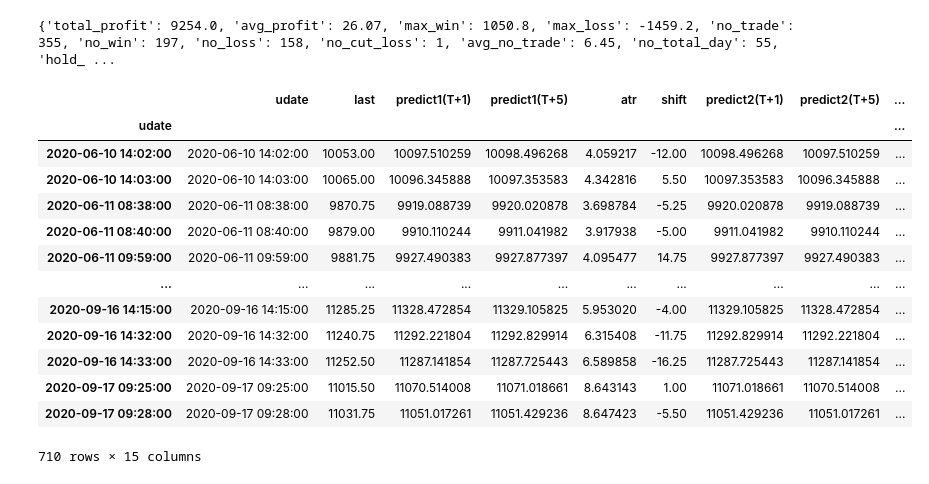
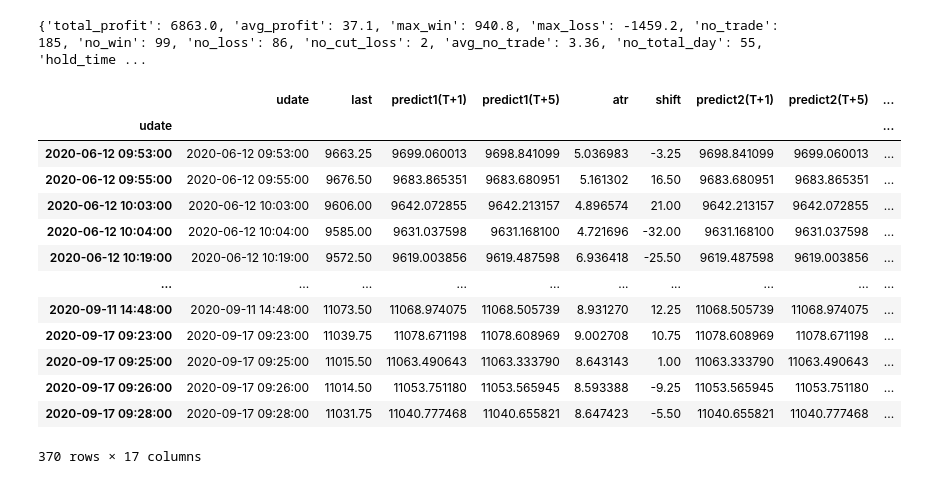
Before and after one commit to webclinic017/dbpower-machine-learning-project, a Jupyter notebook: algo.ipynb, the cells around one changed output. Cells and saved outputs as stored; diff of their text form; code cells hidden in the pictures.

```diff
--- a/algo.ipynb
+++ b/algo.ipynb
@@ -19,16 +19,17 @@ minutes = int(request.form.get('minutes')) # 预测x分钟后
 """
 
 # 1.0 传叁
-file = 't5-0608-0922-e10-u512-w50'
+file1 = '20201210-174551' # 20201210-164417 | 20201210-171248 | 20201210-174551 | 20201210-174551
+file2 = 't5-0608-0922-e12-u512-w50-lr0.0005'
 direction = 'long' # 方向
-vol = 0.45 # 买卖波幅
+vol = 0.35 # 买卖波幅
 vol2 = 0.0 # 止蚀波幅
 cutloss = 1.50 # 止蚀
 is_adjust = False # 调整
 minutes = 5 # 预测x分钟后
 
 # 1.1 数据集
-path1 = os.path.abspath(os.path.join('data', 'nq', 'prediction', file+'.csv'))
+path1 = os.path.abspath(os.path.join('data', 'nq', 'prediction', file1, file2+'.csv'))
 df1 = pd.read_csv(path1)
 df1.udate = pd.to_datetime(df1.udate)
 df1.index = pd.to_datetime(df1.udate)
@@ -73,6 +74,9 @@ else:
 df2['pchange'] = (df2['plast'] - df2['Close']) / df2['Close']*100 # 预测 5分钟后的 波幅率
 df2['pchange1'] = (df2['plast1'] - df2['Close']) / df2['Close']*100 # 预测 1分钟后的 波幅率
 
+df2['real(t+1)'] = df2['Close'].shift(periods=-1)
+df2['real(t+5)'] = df2['Close'].shift(periods=-5)
+
 df2
 # %% [output]
 |  | udate | High | Low | Open | Close | Volume | t1 | t2 | t3 | t4 | t5 | ... |
@@ -208,7 +275,8 @@ df5
 # %%
 # 5.0 渲染1
 df6 = df5.loc[(df5['action']=='buy') | (df5['action']=='sell') | (df5['action']=='cut') | (df5['action']=='cut overnight')]
-df6.columns = ['udate', 'last', 'predict1(T+1)', 'predict1(T+5)', 'atr', 'shift', 'predict2(T+1)', 'predict2(T+5)', 'p-percent1', 'p-percent5', 'action', 'cash', 'profit', 'message', 'hold time']
+df6.columns = ['udate', 'last', 'predict1(T+1)', 'predict1(T+5)', 'atr', 'shift', 'predict2(T+1)', 'predict2(T+5)', 'p-percent1', 'p-percent5', 'real(t+1)', 'real(t+5)',
+               'action', 'cash', 'profit', 'message', 'hold time']
 df6['cash'] = df6['cash'].round(4)
 df6['profit'] = df6['profit'].round(2)
 # 5.1 渲染2
@@ -228,43 +296,43 @@ no_trade_day = len(df5.groupby(df6['udate'].dt.date).size())
 avg_no_trade = round(no_trade/no_total_day, 2)
 hold_time_max = df6['hold time'].max().round(0)
 hold_time_min = df6['hold time'].min().round(0)
 hold_time_avg = (df6['hold time'].sum()/no_trade).round(0)
 
 # 5.2 加颜色
 for k5, v5 in df6.iterrows():
     # 5.3 profit
     if df6.loc[k5, 'profit'] > 0:
         df6.loc[k5, 'profit'] = '<font class="text-danger">+'+str(df6.loc[k5, 'profit'])+'</font>'
     elif df6.loc[k5, 'profit'] <= 0:
         df6.loc[k5, 'profit'] = '<font class="text-success">'+str(df6.loc[k5, 'profit'])+'</font>'
     # 5.4 cash
     if df6.loc[k5, 'cash'] > 0:
         df6.loc[k5, 'cash'] = '<font class="text-danger">+'+str(df6.loc[k5, 'cash'])+'</font>'
     elif df6.loc[k5, 'cash'] <= 0:
         df6.loc[k5, 'cash'] = '<font class="text-success">'+str(df6.loc[k5, 'cash'])+'</font>'
 html = df6.to_html(classes='table table-sm table-striped', index=False, escape=False, border=0, justify='left').replace('border="1"', 'border="0"').replace('NaN', '')
 data4 = {'total_profit': total_profit, 'avg_profit': avg_profit, 'max_win': max_win, 'max_loss': max_loss,
          'no_trade': no_trade, 'no_win': no_win, 'no_loss': no_loss, 'no_cut_loss': no_cut_loss, 'avg_no_trade': avg_no_trade, 'no_total_day': no_total_day,
          'hold_time_max': hold_time_max, 'hold_time_min': hold_time_min, 'hold_time_avg': hold_time_avg,
          'html': html}
 data5 = json.dumps(data4)
 
 del data4['html']
 print(data4)
 df6
 # %% [output]
-{'total_profit': 9254.0, 'avg_profit': 26.07, 'max_win': 1050.8, 'max_loss': -1459.2, 'no_trade': 355, 'no_win': 197, 'no_loss': 158, 'no_cut_loss': 1, 'avg_no_trade': 6.45, 'no_total_day': 55, 'hold_ ...
+{'total_profit': 6863.0, 'avg_profit': 37.1, 'max_win': 940.8, 'max_loss': -1459.2, 'no_trade': 185, 'no_win': 99, 'no_loss': 86, 'no_cut_loss': 2, 'avg_no_trade': 3.36, 'no_total_day': 55, 'hold_time ...
 |  | udate | last | predict1(T+1) | predict1(T+5) | atr | shift | predict2(T+1) | predict2(T+5) | ... |
 | udate |  |  |  |  |  |  |  |  | ... |
-| 2020-06-10 14:02:00 | 2020-06-10 14:02:00 | 10053.00 | 10097.510259 | 10098.496268 | 4.059217 | -12.00 | 10098.496268 | 10097.510259 | ... |
-| 2020-06-10 14:03:00 | 2020-06-10 14:03:00 | 10065.00 | 10096.345888 | 10097.353583 | 4.342816 | 5.50 | 10097.353583 | 10096.345888 | ... |
-| 2020-06-11 08:38:00 | 2020-06-11 08:38:00 | 9870.75 | 9919.088739 | 9920.020878 | 3.698784 | -5.25 | 9920.020878 | 9919.088739 | ... |
-| 2020-06-11 08:40:00 | 2020-06-11 08:40:00 | 9879.00 | 9910.110244 | 9911.041982 | 3.917938 | -5.00 | 9911.041982 | 9910.110244 | ... |
-| 2020-06-11 09:59:00 | 2020-06-11 09:59:00 | 9881.75 | 9927.490383 | 9927.877397 | 4.095477 | 14.75 | 9927.877397 | 9927.490383 | ... |
+| 2020-06-12 09:53:00 | 2020-06-12 09:53:00 | 9663.25 | 9699.060013 | 9698.841099 | 5.036983 | -3.25 | 9698.841099 | 9699.060013 | ... |
+| 2020-06-12 09:55:00 | 2020-06-12 09:55:00 | 9676.50 | 9683.865351 | 9683.680951 | 5.161302 | 16.50 | 9683.680951 | 9683.865351 | ... |
+| 2020-06-12 10:03:00 | 2020-06-12 10:03:00 | 9606.00 | 9642.072855 | 9642.213157 | 4.896574 | 21.00 | 9642.213157 | 9642.072855 | ... |
+| 2020-06-12 10:04:00 | 2020-06-12 10:04:00 | 9585.00 | 9631.037598 | 9631.168100 | 4.721696 | -32.00 | 9631.168100 | 9631.037598 | ... |
+| 2020-06-12 10:19:00 | 2020-06-12 10:19:00 | 9572.50 | 9619.003856 | 9619.487598 | 6.936418 | -25.50 | 9619.487598 | 9619.003856 | ... |
 | ... | ... | ... | ... | ... | ... | ... | ... | ... | ... |
-| 2020-09-16 14:15:00 | 2020-09-16 14:15:00 | 11285.25 | 11328.472854 | 11329.105825 | 5.953020 | -4.00 | 11329.105825 | 11328.472854 | ... |
-| 2020-09-16 14:32:00 | 2020-09-16 14:32:00 | 11240.75 | 11292.221804 | 11292.829914 | 6.315408 | -11.75 | 11292.829914 | 11292.221804 | ... |
-| 2020-09-16 14:33:00 | 2020-09-16 14:33:00 | 11252.50 | 11287.141854 | 11287.725443 | 6.589858 | -16.25 | 11287.725443 | 11287.141854 | ... |
-| 2020-09-17 09:25:00 | 2020-09-17 09:25:00 | 11015.50 | 11070.514008 | 11071.018661 | 8.643143 | 1.00 | 11071.018661 | 11070.514008 | ... |
-| 2020-09-17 09:28:00 | 2020-09-17 09:28:00 | 11031.75 | 11051.017261 | 11051.429236 | 8.647423 | -5.50 | 11051.429236 | 11051.017261 | ... |
+| 2020-09-11 14:48:00 | 2020-09-11 14:48:00 | 11073.50 | 11068.974075 | 11068.505739 | 8.931270 | 12.25 | 11068.505739 | 11068.974075 | ... |
+| 2020-09-17 09:23:00 | 2020-09-17 09:23:00 | 11039.75 | 11078.671198 | 11078.608969 | 9.002708 | 10.75 | 11078.608969 | 11078.671198 | ... |
+| 2020-09-17 09:25:00 | 2020-09-17 09:25:00 | 11015.50 | 11063.490643 | 11063.333790 | 8.643143 | 1.00 | 11063.333790 | 11063.490643 | ... |
+| 2020-09-17 09:26:00 | 2020-09-17 09:26:00 | 11014.50 | 11053.751180 | 11053.565945 | 8.593388 | -9.25 | 11053.565945 | 11053.751180 | ... |
+| 2020-09-17 09:28:00 | 2020-09-17 09:28:00 | 11031.75 | 11040.777468 | 11040.655821 | 8.647423 | -5.50 | 11040.655821 | 11040.777468 | ... |
-710 rows × 15 columns
+370 rows × 17 columns
```
Also changed, not shown: parts of 5 cells of this notebook, 2 other files.
